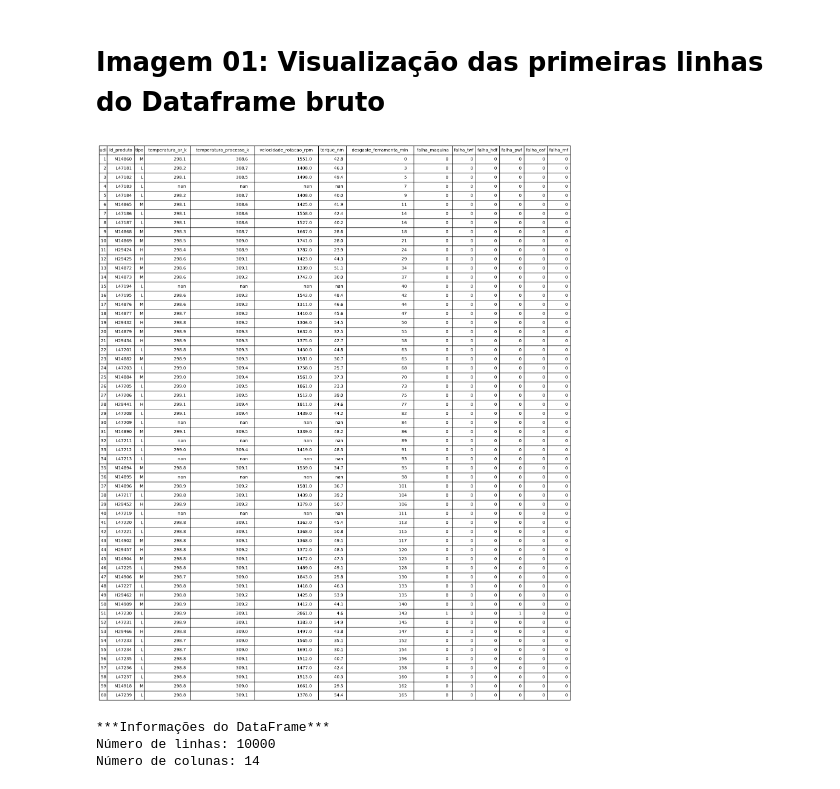
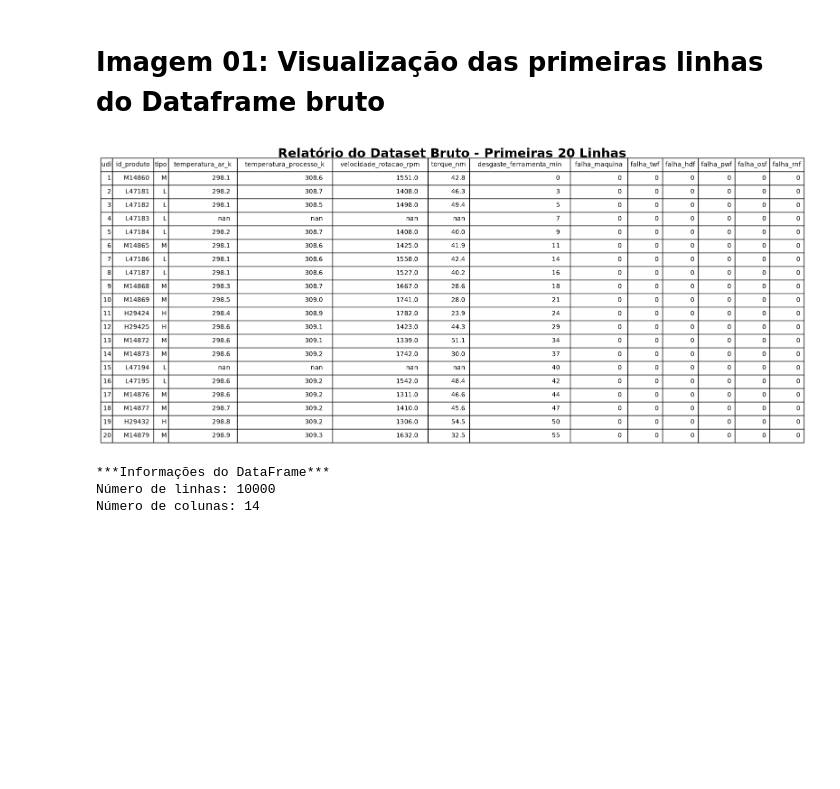
Before and after one commit to Carlos779-cloud/Projeto_Final, a Jupyter notebook: main.ipynb, the cells around one changed output. Drawn from its saved outputs; the diff is of its cells as text; code cells hidden in the pictures; blank space fills up the shorter version.

Commit message:
feat:Reestrutura as imagens e Adiciona modelo preditivo com KNN

```diff
--- a/main.ipynb
+++ b/main.ipynb
@@ -50,42 +56,48 @@ df.head(60)
 # Imagem 01: Visualização das primeiras linhas do Dataframe bruto
 # %%
 # Pegar as primeiras linhas do dataset
-tabela = df.head(60)
+tabela = df.head(20)
 
 # Criar figura
 fig, ax = plt.subplots(figsize=(18, 8))
+
+plt.title(
+    "Relatório do Dataset Bruto - Primeiras 20 Linhas",
+    fontsize=20,
+    fontweight="bold"
+)
 
 # Remover eixos
 ax.axis("off")
 
 # Criar tabela
 table = ax.table(
     cellText=tabela.values,
     colLabels=tabela.columns,
     loc="center"
 )
 
 # Ajustar tamanho
 table.auto_set_font_size(False)
 table.set_fontsize(10)
 
 
 # Ajusta a largura das colunas dinamicamente com base no conteúdo das células
 table.auto_set_column_width(col=list(range(len(tabela.columns))))
 
 # Dá um espaçamento maior entre as linhas e colunas da tabela
 table.scale(1.2, 1.8)
 
 # Salvar imagem
 plt.savefig(
     "imagens/01_dataset_bruto_head.png",
     dpi=300,
     bbox_inches="tight"
 )
 
 plt.show()
 # %% [output]
-[figure, old version]
+[figure, new version]
 # %%
 print('***Informações do DataFrame***')
 print(f'Número de linhas: {df.shape[0]}')
```
Also changed, not shown: parts of 11 cells of this notebook, 4 other files.
